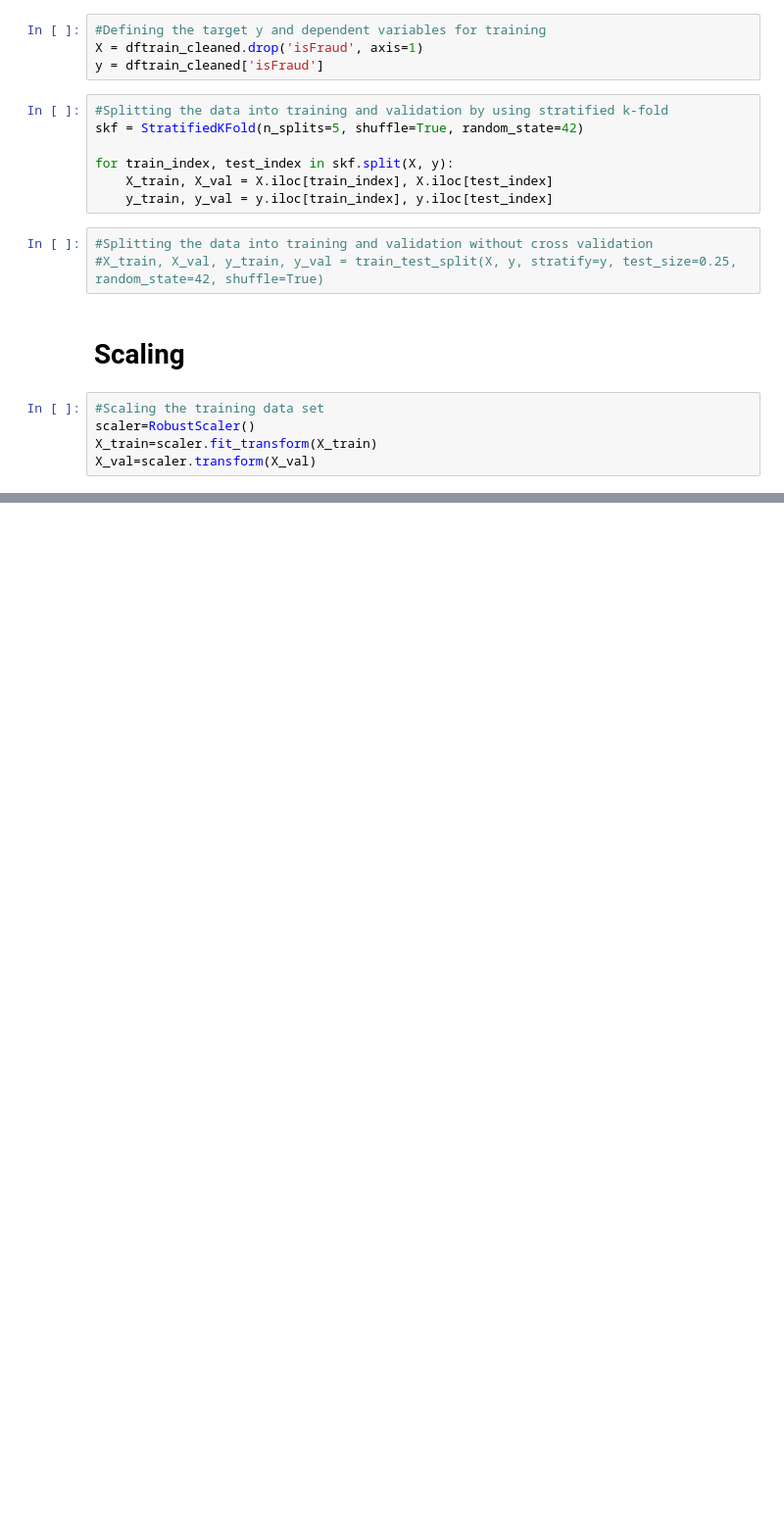
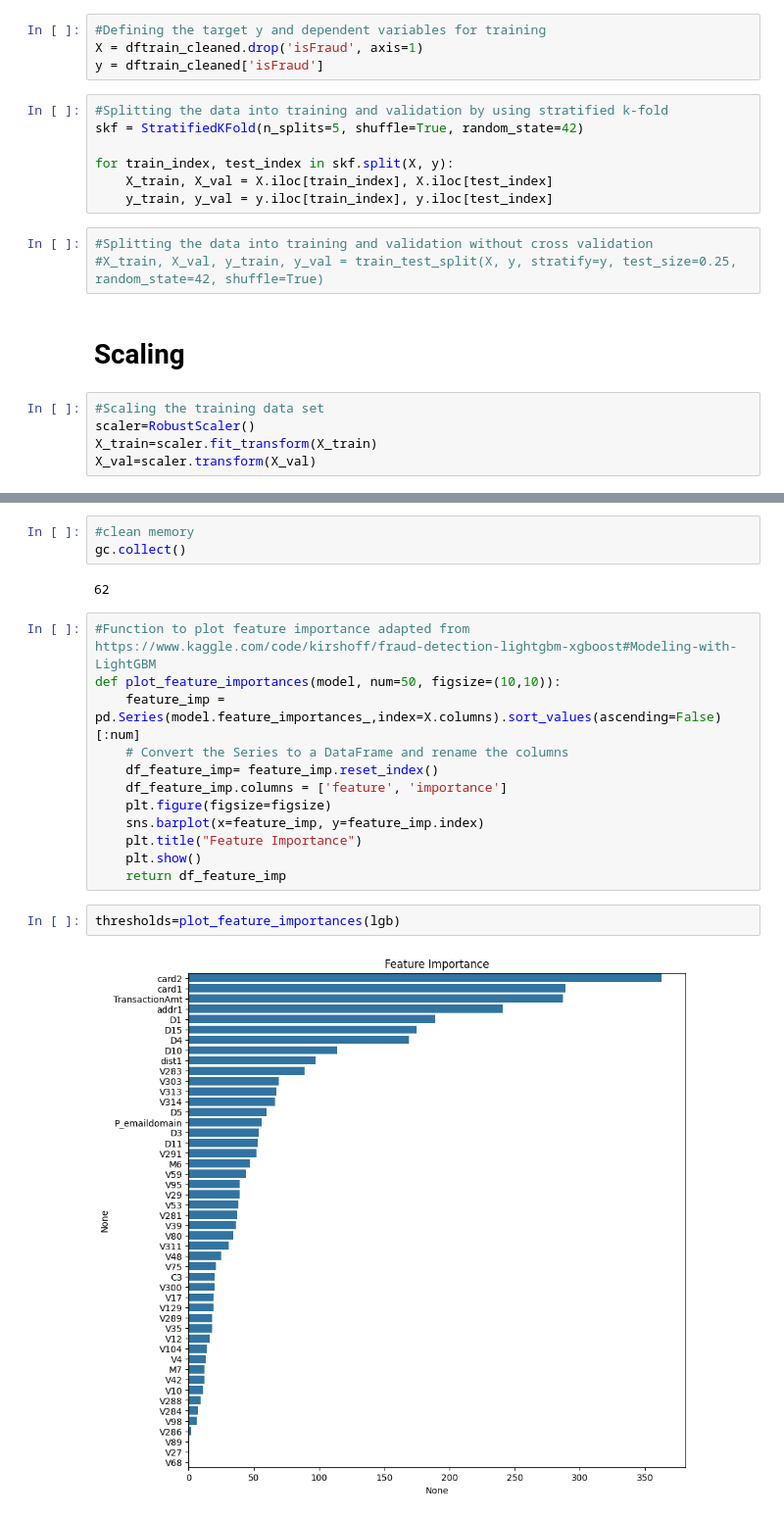
Before and after one commit to tscherli/fraud-detection, a Jupyter notebook: fraud_detection.ipynb, the cells around one changed output, grey strips where cells are left out. Shown at 98% size. Drawn from its saved outputs; the diff is of its cells as text; blank space fills up the shorter version.

```diff
--- a/fraud_detection.ipynb
+++ b/fraud_detection.ipynb
@@ -921 +899,22 @@ from sklearn.model_selection import GridSearchCV
+# %%
+#clean memory
+gc.collect()
+# %% [output]
+62
+# %%
+#Function to plot feature importance adapted from https://www.kaggle.com/code/kirshoff/fraud-detection-lightgbm-xgboost#Modeling-with-LightGBM
+def plot_feature_importances(model, num=50, figsize=(10,10)):
+    feature_imp = pd.Series(model.feature_importances_,index=X.columns).sort_values(ascending=False)[:num]
+    # Convert the Series to a DataFrame and rename the columns
+    df_feature_imp= feature_imp.reset_index()
+    df_feature_imp.columns = ['feature', 'importance']
+    plt.figure(figsize=figsize)
+    sns.barplot(x=feature_imp, y=feature_imp.index)
+    plt.title("Feature Importance")
+    plt.show()
+    return df_feature_imp
+# %%
+thresholds=plot_feature_importances(lgb)
+# %% [output]
+[figure, added]
 # %%
```
Also changed, not shown: parts of 95 cells of this notebook.
